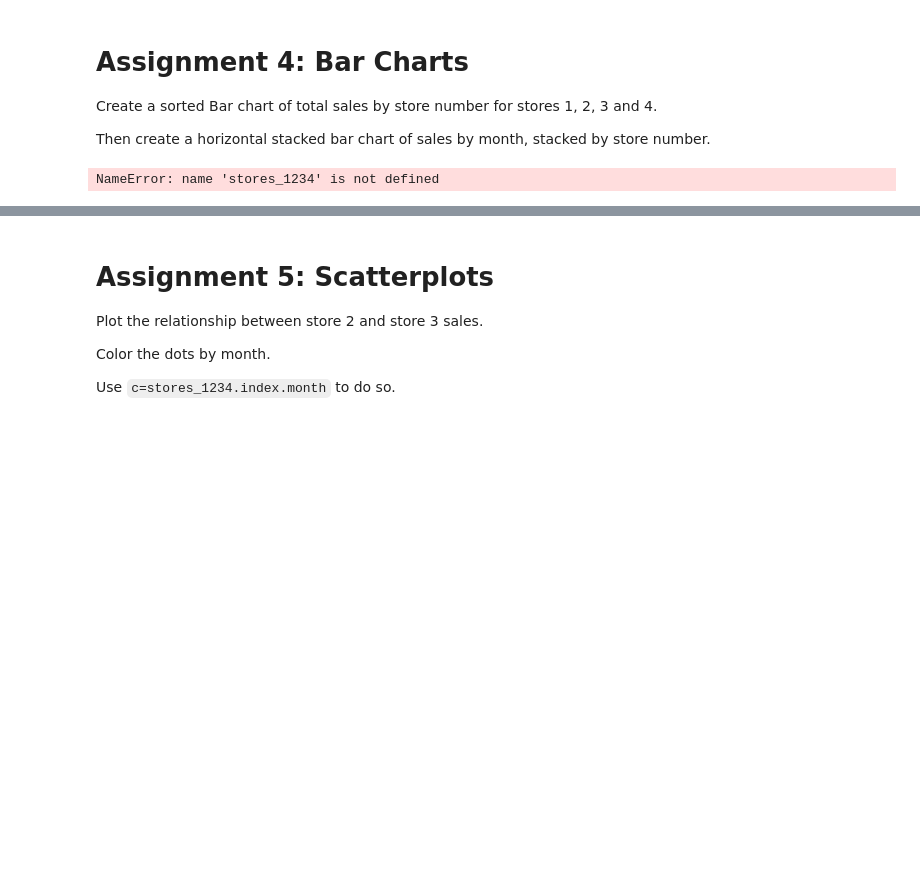
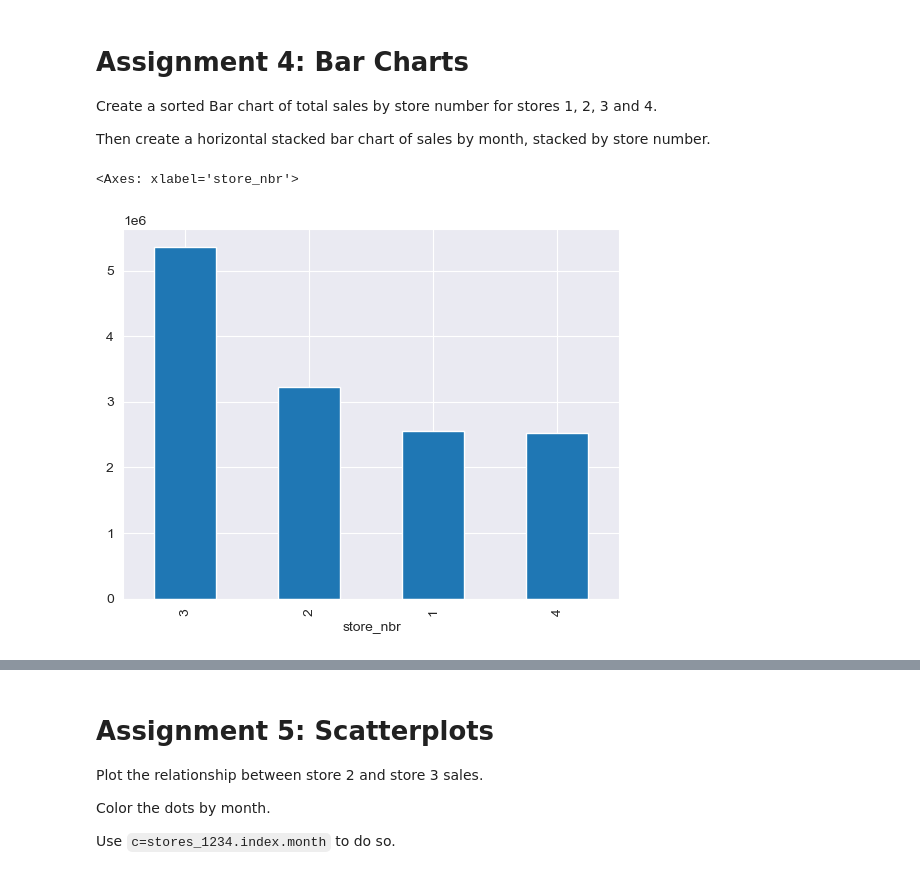
Before and after one commit to maciejsss/data-analysis-pandas, a Jupyter notebook: Course Assignment Notebooks/section05_data_viz.ipynb, the cells around one changed output, grey strips where cells are left out. Saved outputs shown, nothing was run; the diff lists cells and outputs as text; code cells hidden in the pictures; blank space fills up the shorter version.

```diff
--- a/Course Assignment Notebooks/section05_data_viz.ipynb
+++ b/Course Assignment Notebooks/section05_data_viz.ipynb
@@ -78,0 +97,11 @@ transactions = pd.read_csv("../retail/transactions.csv")
+# %%
+stores_1234 = (
+    transactions
+    .query('store_nbr in [1,2,3,4]')
+    .pivot_table(
+        index='date',
+        columns='store_nbr',
+        values='transactions',
+        aggfunc='sum'
+    )
+)
@@ -85,10 +135,11 @@ Then create a horizontal stacked bar chart of sales by month, stacked by store n
 # %%
 # convert dates to datetime64
 
 stores_1234.index = stores_1234.index.astype("datetime64[ns]")
 
-stores_1234
+stores_1234.sum().sort_values(ascending=False).plot.bar(legend=False)
 # %% [output]
-NameError: name 'stores_1234' is not defined
+<Axes: xlabel='store_nbr'>
+[figure, added]
 # %%
 # stores_1234.index.month will allow you to groupby the month! You can also slice it.
```
Also changed, not shown: parts of 10 cells of this notebook, 1 other file.
